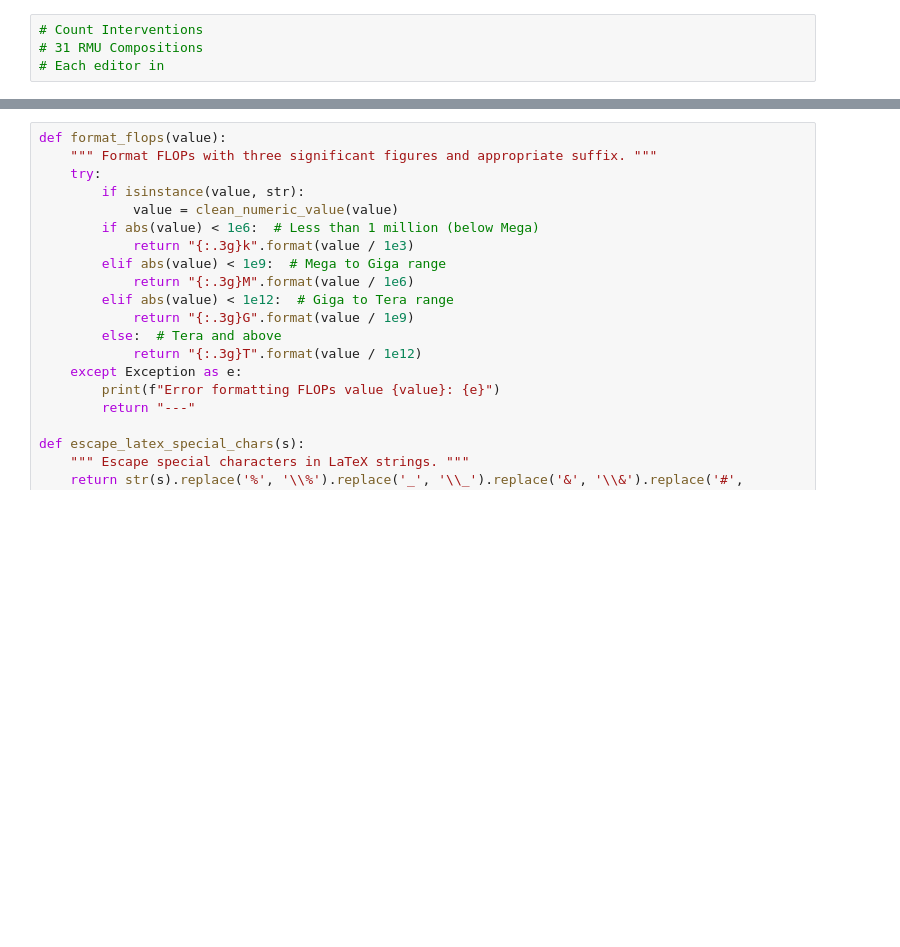
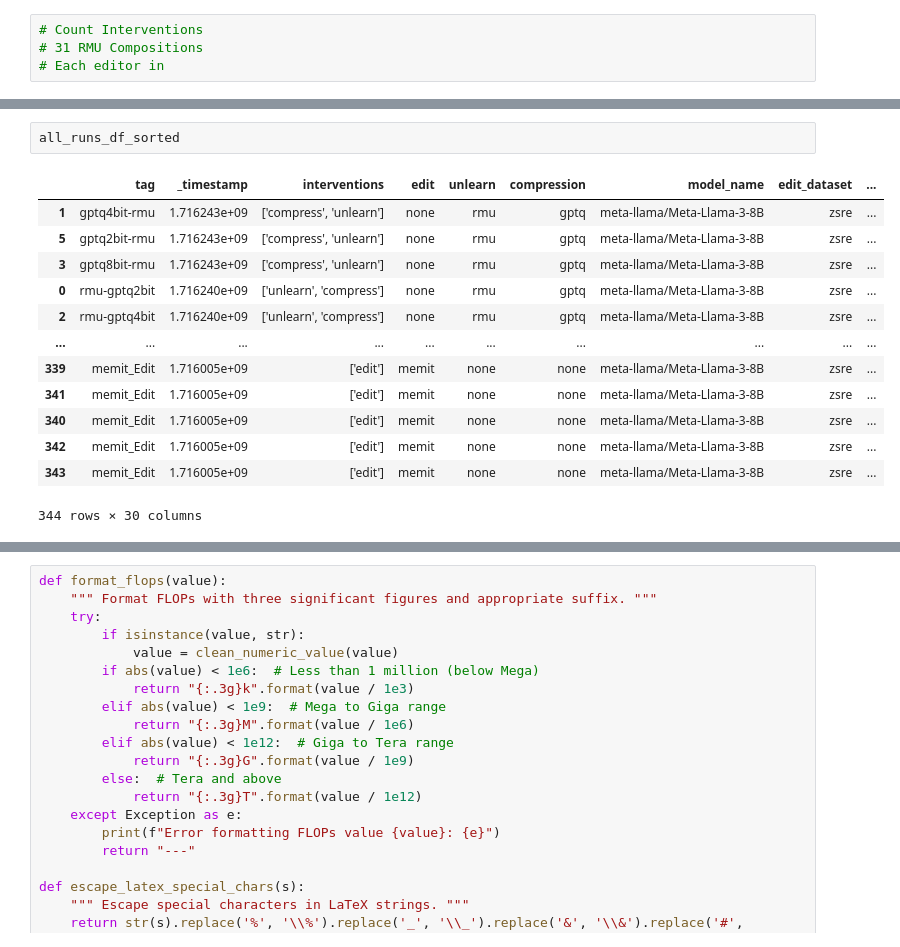
Before and after one commit to hartvigsen-group/composable-interventions, a Jupyter notebook: notebooks/tables.ipynb, the cells around one changed output, grey strips where cells are left out. Drawn from its saved outputs; the diff is of its cells as text; blank space fills up the shorter version.

```diff
--- a/notebooks/tables.ipynb
+++ b/notebooks/tables.ipynb
@@ -88,3 +105,19 @@ all_runs_df_sorted = all_runs_df.sort_values(by=['tag', '_timestamp'], ascending
 Error processing run n0iel6ok: '_timestamp'
 Error processing run xr5mede5: '_timestamp'
 Error processing run 27f8pxs0: '_timestamp'
+# %%
+all_runs_df_sorted
+# %% [output]
+|  | tag | _timestamp | interventions | edit | unlearn | compression | model_name | edit_dataset | ... |
+| 1 | gptq4bit-rmu | 1.716243e+09 | ['compress', 'unlearn'] | none | rmu | gptq | meta-llama/Meta-Llama-3-8B | zsre | ... |
+| 5 | gptq2bit-rmu | 1.716243e+09 | ['compress', 'unlearn'] | none | rmu | gptq | meta-llama/Meta-Llama-3-8B | zsre | ... |
+| 3 | gptq8bit-rmu | 1.716243e+09 | ['compress', 'unlearn'] | none | rmu | gptq | meta-llama/Meta-Llama-3-8B | zsre | ... |
+| 0 | rmu-gptq2bit | 1.716240e+09 | ['unlearn', 'compress'] | none | rmu | gptq | meta-llama/Meta-Llama-3-8B | zsre | ... |
+| 2 | rmu-gptq4bit | 1.716240e+09 | ['unlearn', 'compress'] | none | rmu | gptq | meta-llama/Meta-Llama-3-8B | zsre | ... |
+| ... | ... | ... | ... | ... | ... | ... | ... | ... | ... |
+| 339 | memit_Edit | 1.716005e+09 | ['edit'] | memit | none | none | meta-llama/Meta-Llama-3-8B | zsre | ... |
+| 341 | memit_Edit | 1.716005e+09 | ['edit'] | memit | none | none | meta-llama/Meta-Llama-3-8B | zsre | ... |
+| 340 | memit_Edit | 1.716005e+09 | ['edit'] | memit | none | none | meta-llama/Meta-Llama-3-8B | zsre | ... |
+| 342 | memit_Edit | 1.716005e+09 | ['edit'] | memit | none | none | meta-llama/Meta-Llama-3-8B | zsre | ... |
+| 343 | memit_Edit | 1.716005e+09 | ['edit'] | memit | none | none | meta-llama/Meta-Llama-3-8B | zsre | ... |
+344 rows × 30 columns
```
Also changed, not shown: parts of 7 cells of this notebook, 2 other files.
